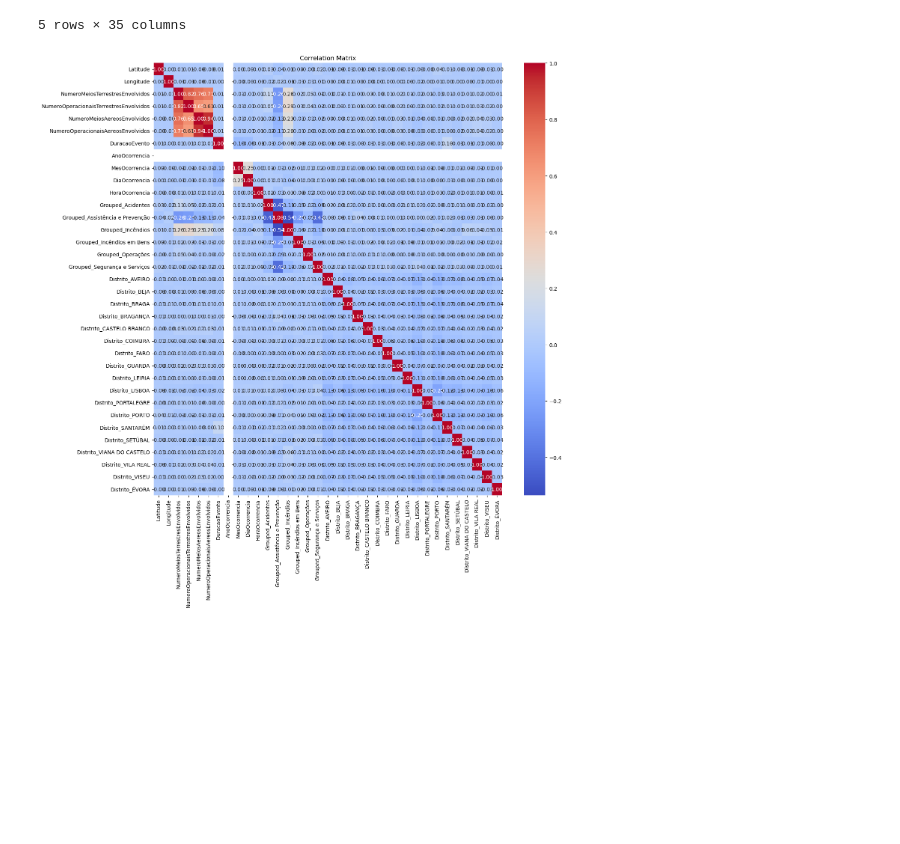
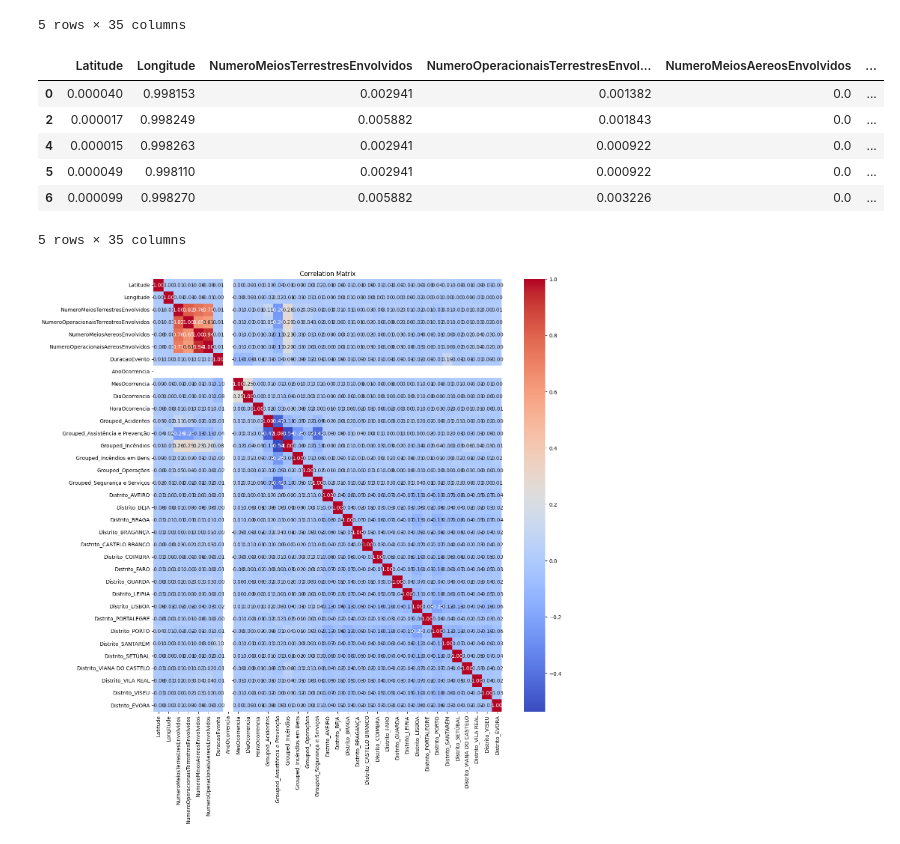
Before and after one commit to reiid00/DatAttack-UP-23, a Jupyter notebook: reiid.ipynb, the cells around one changed output. Cells and saved outputs as stored; diff of their text form; code cells hidden in the pictures; blank space fills up the shorter version.

```diff
--- a/reiid.ipynb
+++ b/reiid.ipynb
@@ -72,7 +69,7 @@ plt.show()
 # %%
 data['DataOcorrencia'] = pd.to_datetime(data['DataOcorrencia'])
 data['DataFechoOperacional'] = pd.to_datetime(data['DataFechoOperacional'])
-data['DuracaoEvento'] = (data['DataFechoOperacional'] - data['DataOcorrencia']).dt.total_seconds()
+data['DuracaoEvento'] = (data['DataFechoOperacional'] - data['DataOcorrencia']).dt.total_seconds()/3600
 data['AnoOcorrencia'] = data['DataOcorrencia'].dt.year
 data['MesOcorrencia'] = data['DataOcorrencia'].dt.month
 data['DiaOcorrencia'] = data['DataOcorrencia'].dt.day
@@ -153,6 +150,19 @@ data.head()
 | 5 | 0.000049 | 0.998110 | 1.0 | 2.0 | 0.0 | ... |
 | 6 | 0.000099 | 0.998270 | 2.0 | 7.0 | 0.0 | ... |
 5 rows × 35 columns
+# %%
+numerical_columns = ['NumeroMeiosTerrestresEnvolvidos', 'NumeroOperacionaisTerrestresEnvolvidos', 'NumeroMeiosAereosEnvolvidos', 'NumeroOperacionaisAereosEnvolvidos']
+data[numerical_columns] = scaler.fit_transform(data[numerical_columns])
+# %%
+data.head()
+# %% [output]
+|  | Latitude | Longitude | NumeroMeiosTerrestresEnvolvidos | NumeroOperacionaisTerrestresEnvol... | NumeroMeiosAereosEnvolvidos | ... |
+| 0 | 0.000040 | 0.998153 | 0.002941 | 0.001382 | 0.0 | ... |
+| 2 | 0.000017 | 0.998249 | 0.005882 | 0.001843 | 0.0 | ... |
+| 4 | 0.000015 | 0.998263 | 0.002941 | 0.000922 | 0.0 | ... |
+| 5 | 0.000049 | 0.998110 | 0.002941 | 0.000922 | 0.0 | ... |
+| 6 | 0.000099 | 0.998270 | 0.005882 | 0.003226 | 0.0 | ... |
+5 rows × 35 columns
 # %%
 correlation_matrix = data.corr()
 plt.figure(figsize=(15, 15))
```
Also changed, not shown: parts of 2 cells of this notebook, 5 other files.
